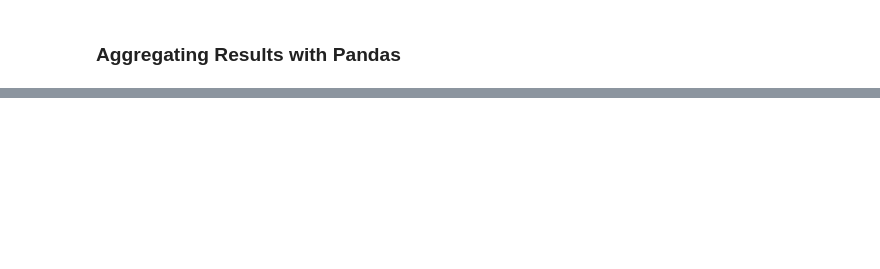
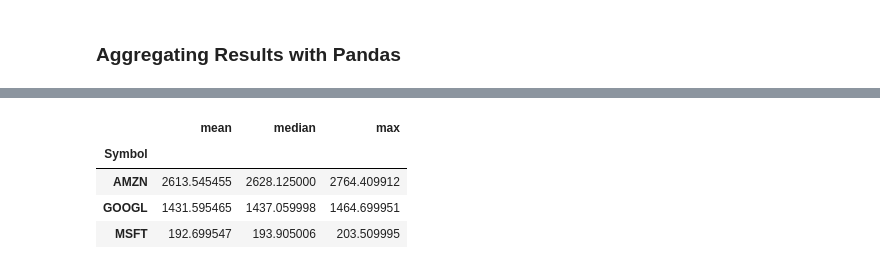
Before and after one commit to MarcusPelo/data-wrangling-with-pandas, a Jupyter notebook: data-wrangling-with-pandas.ipynb, the cells around one changed output, grey strips where cells are left out. Cells and saved outputs as stored; diff of their text form; code cells hidden in the pictures; blank space fills up the shorter version.

```diff
--- a/data-wrangling-with-pandas.ipynb
+++ b/data-wrangling-with-pandas.ipynb
@@ -156,0 +301,9 @@ mean_pivot.set_index('Symbol')
+# %%
+grouped_stocks = all_df.groupby('Symbol')['Close'].agg(['mean','median', 'max'])
+grouped_stocks
+# %% [output]
+|  | mean | median | max |
+| Symbol |  |  |  |
+| AMZN | 2613.545455 | 2628.125000 | 2764.409912 |
+| GOOGL | 1431.595465 | 1437.059998 | 1464.699951 |
+| MSFT | 192.699547 | 193.905006 | 203.509995 |
```
Also changed, not shown: parts of 16 cells of this notebook, 2 other files.
